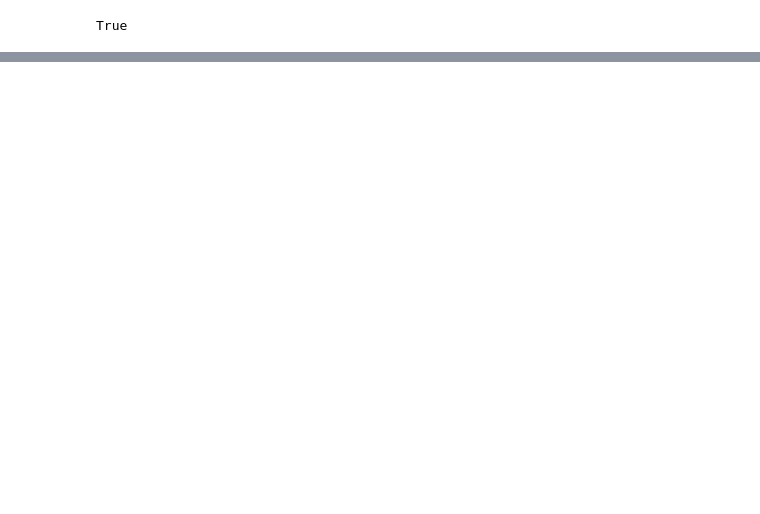
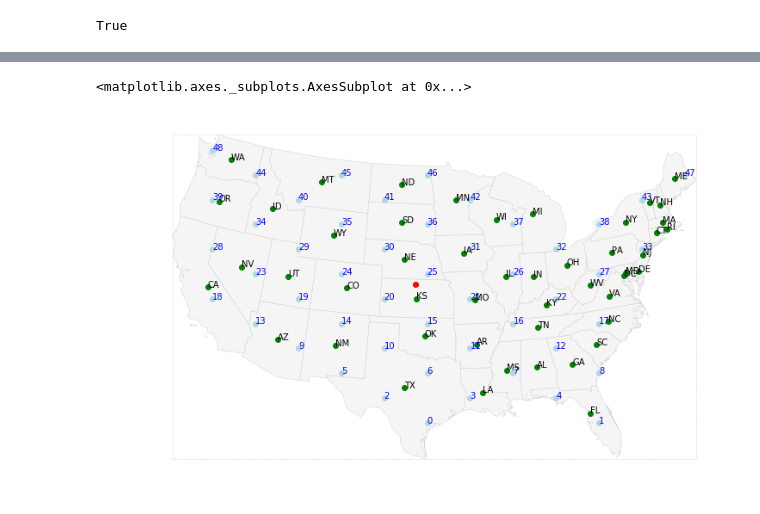
Before and after one commit to deitelberg/Python-projects, a Jupyter notebook: gridmap_refactor.ipynb, the cells around one changed output, grey strips where cells are left out. Saved outputs shown, nothing was run; the diff lists cells and outputs as text; code cells hidden in the pictures; blank space fills up the shorter version.

```diff
--- a/gridmap_refactor.ipynb
+++ b/gridmap_refactor.ipynb
@@ -294,0 +348,17 @@ plt.show()
+# %%
+fig, ax = plt.subplots(nrows=1, ncols=1, figsize=(12, 10))
+ax.set_axis_off()
+admin.set_geometry('geom_poly').plot(ax=ax, linewidth=0.5,
+                                     edgecolor='lightgrey', color='whitesmoke')
+bbox_gdf.plot(ax=ax, facecolor="none", edgecolor='lightgrey', linestyle=':')
+#hexagons_up.plot(ax=ax, edgecolor='black', facecolor="none")
+admin_hulls_dissolved.set_geometry('geom_centroid').plot(ax=ax, color='red')
+hexagons_up.set_geometry('geom_centroid').plot(ax=ax, color='lightblue')
+display_point_labels(admin.set_geometry('geom_centroid'), 'short_name', c='black')
+hexagons_up['idx'] = hexagons_up.index
+display_point_labels(hexagons_up.set_geometry('geom_centroid'), 'idx')
+
+admin.set_geometry('geom_centroid').plot(ax=ax, color='green')
+# %% [output]
+<matplotlib.axes._subplots.AxesSubplot at 0x...>
+[figure, added]
```
Also changed, not shown: parts of 14 cells of this notebook, 1 other file.
